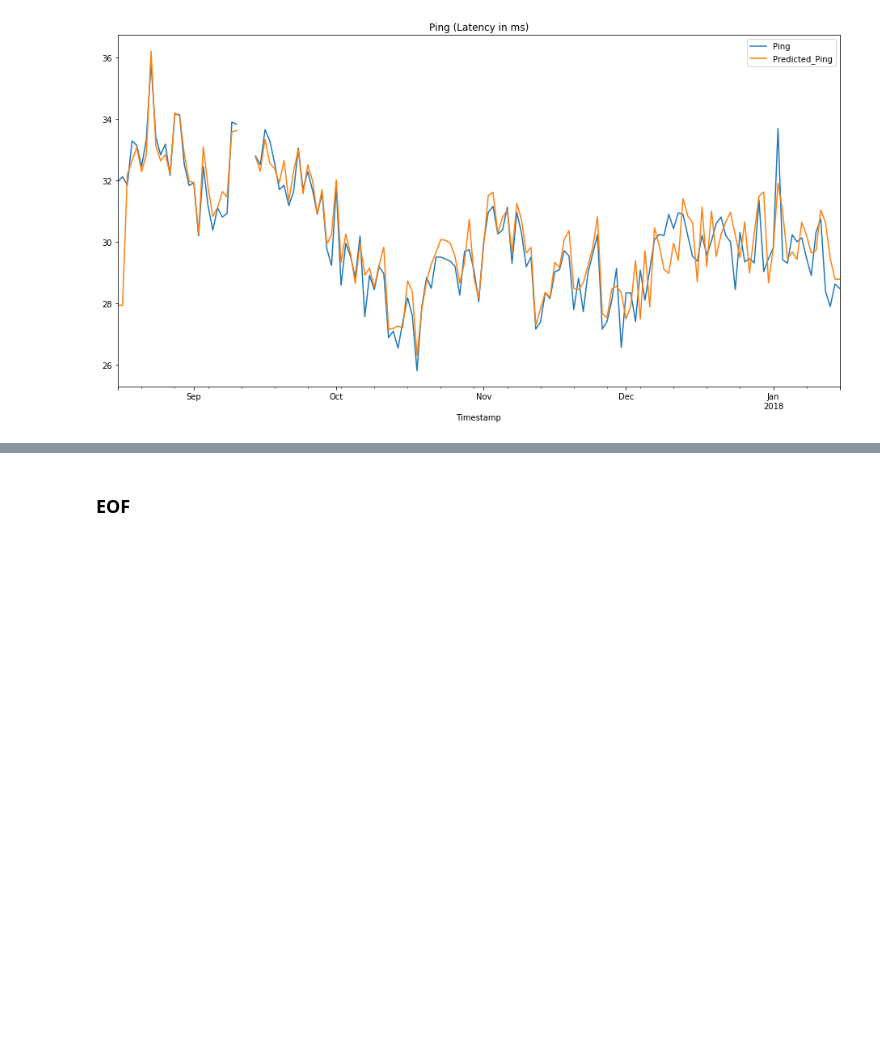
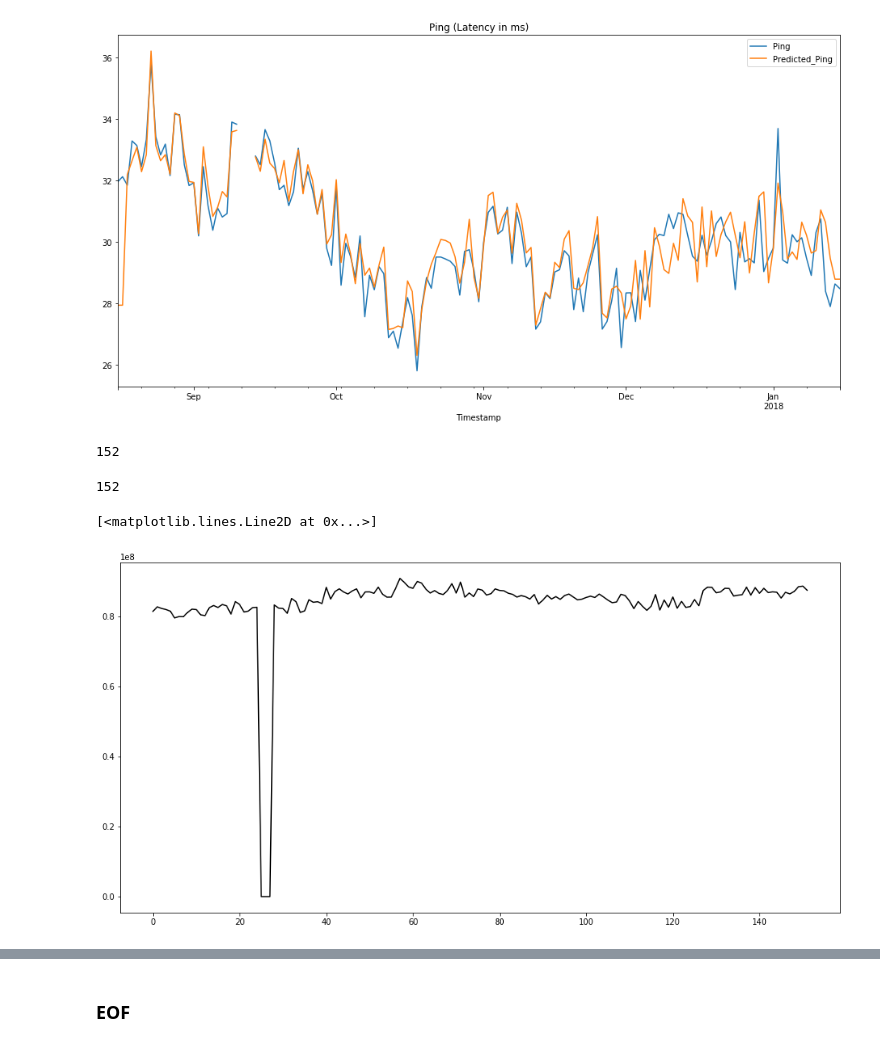
Before and after one commit to llathrop/SpeedTest-result_prediction, a Jupyter notebook: speedtestresults_analysis.ipynb, the cells around one changed output, grey strips where cells are left out. Cells and saved outputs as stored; diff of their text form; code cells hidden in the pictures; blank space fills up the shorter version.

```diff
--- a/speedtestresults_analysis.ipynb
+++ b/speedtestresults_analysis.ipynb
@@ -322,6 +322,6 @@ Epoch 1699/1700
 Epoch 1700/1700
 21s - loss: 0.1700
 # %%
-
-model_history=model.fit(X_train, y_train, epochs=2, batch_size=150, verbose=2,callbacks=[tensorboard])
+#just a hack to load the model before replacing with the trained weights I already have, etc
+model_history=model.fit(X_train, y_train, epochs=1, batch_size=150, verbose=2,callbacks=[tensorboard])
 # %% [output]
@@ -429,3 +424,62 @@ You called drop(...) on this deferred object which materialized it into a datafr
 by implicitly taking the mean.  Use .resample(...).mean() instead
 <matplotlib.axes._subplots.AxesSubplot at 0x...>
 [figure]
+# %%
+win_size=20
+resample_period='d'
+
+#samp_period_vs_win_size={'d':20,'h':120,'unchanged':120}
+
+data_series=data.resample(resample_period).Ping.mean()[1:].fillna(data.Ping.mean()) #resample to hourly
+#data_series=data.Ping[4:].copy()  #skip some bad initial data
+
+data_ready_for_scaling=np.array(data_series).reshape(-1, 1)
+
+#scale data appropriatly
+#scaler=MinMaxScaler(feature_range=(-1, 1))
+ping_scaler=RobustScaler()
+data_series_scaled=ping_scaler.fit_transform(data_ready_for_scaling)
+#use PCA
+pca=PCA(n_components=1)
+PCA_data_series_scaled=pca.fit_transform(data_series_scaled)
+
+#verify the amount of data in use
+display(len(data_series_scaled))
+
+#setup X and y
+X,_=window_transform_series(series=data_series_scaled, window_size=win_size)
+#verify that X and Y came out correctly.
+
+
+
+# pick one: first resamples to selected time frame, second uses all data
+data_series=data.resample(resample_period).Download.mean()[1:].fillna(data.Ping.mean()) #resample to hourly
+#data_series=data.Download[4:].copy()  #skip some bad initial data
+
+#convert to a numpy array
+data_ready_for_scaling=np.array(data_series).reshape(-1, 1)
+
+#scale data appropriatly
+#scaler=MinMaxScaler(feature_range=(-1, 1))
+Download_scaler=RobustScaler()
+data_series_scaled=Download_scaler.fit_transform(data_ready_for_scaling)
+#use PCA
+pca=PCA(n_components=1)
+PCA_data_series_scaled=pca.fit_transform(data_series_scaled)
+
+#verify the amount of data in use
+display(len(data_series_scaled))
+
+#setup X and y for download
+_,y=window_transform_series(series=data_series_scaled, window_size=win_size)
+#verify that X and Y came out correctly.
+# %% [output]
+152
+152
+# %%
+plt.figure(figsize = (16,8))
+# plot original series
+plt.plot(Download_scaler.inverse_transform(data_series_scaled),color = 'k')
+# %% [output]
+[<matplotlib.lines.Line2D at 0x...>]
+[figure, added]
```
Also changed, not shown: parts of 9 cells of this notebook.
